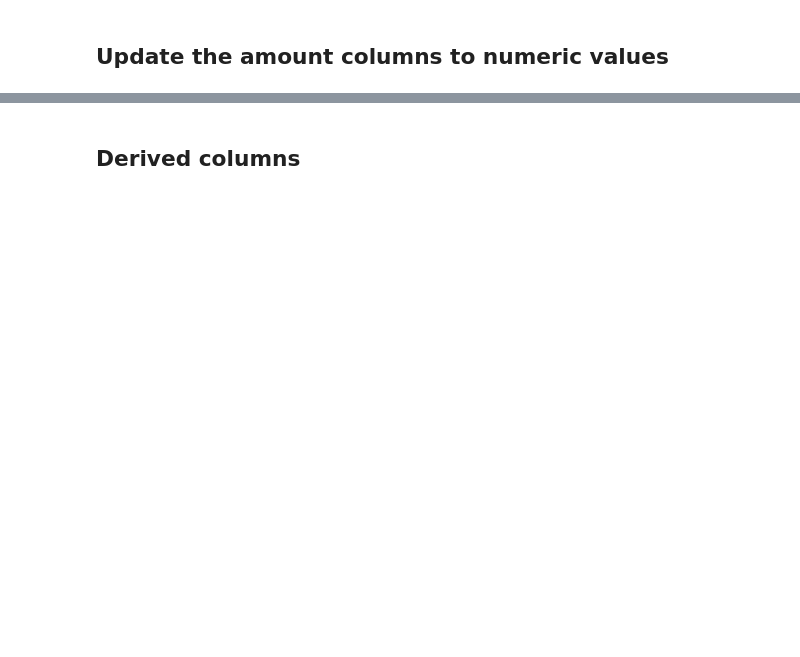
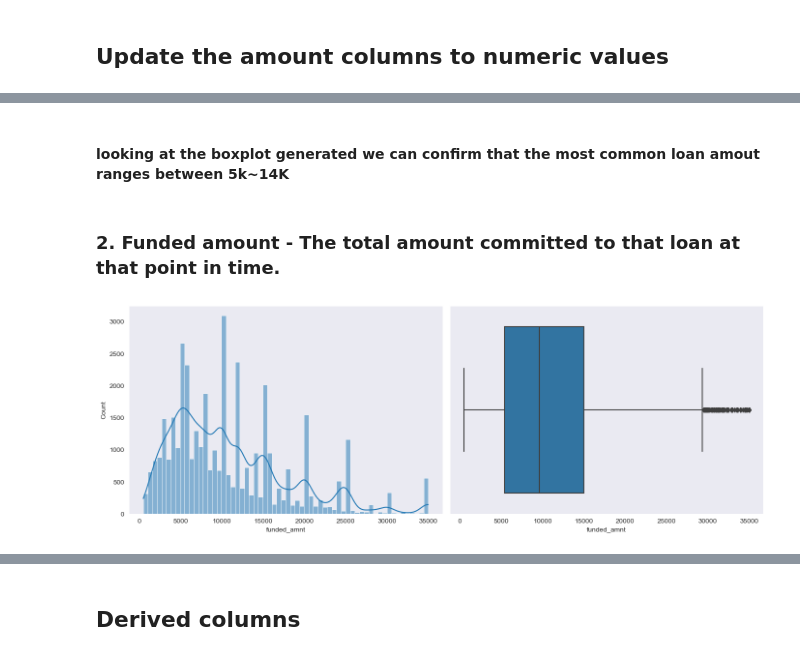
Before and after one commit to kshitiz89/lendingclubcase, a Jupyter notebook: Kshitiz_Jaiswal.ipynb, the cells around one changed output, grey strips where cells are left out. Saved outputs shown, nothing was run; the diff lists cells and outputs as text; code cells hidden in the pictures; blank space fills up the shorter version.

```diff
--- a/Kshitiz_Jaiswal.ipynb
+++ b/Kshitiz_Jaiswal.ipynb
@@ -253,0 +290,9 @@ loan_data_df.head()
+# %% [markdown]
+#### looking at the boxplot generated we can confirm that the most common loan amout ranges between 5k~14K
+# %% [markdown]
+### 2. Funded amount - The total amount committed to that loan at that point in time.
+# %%
+#univariate analysis of Loan amout sanctioned
+plot_univariate_analysis(loan_data_df,'funded_amnt')
+# %% [output]
+[figure, added]
```
Also changed, not shown: parts of 42 cells of this notebook.
